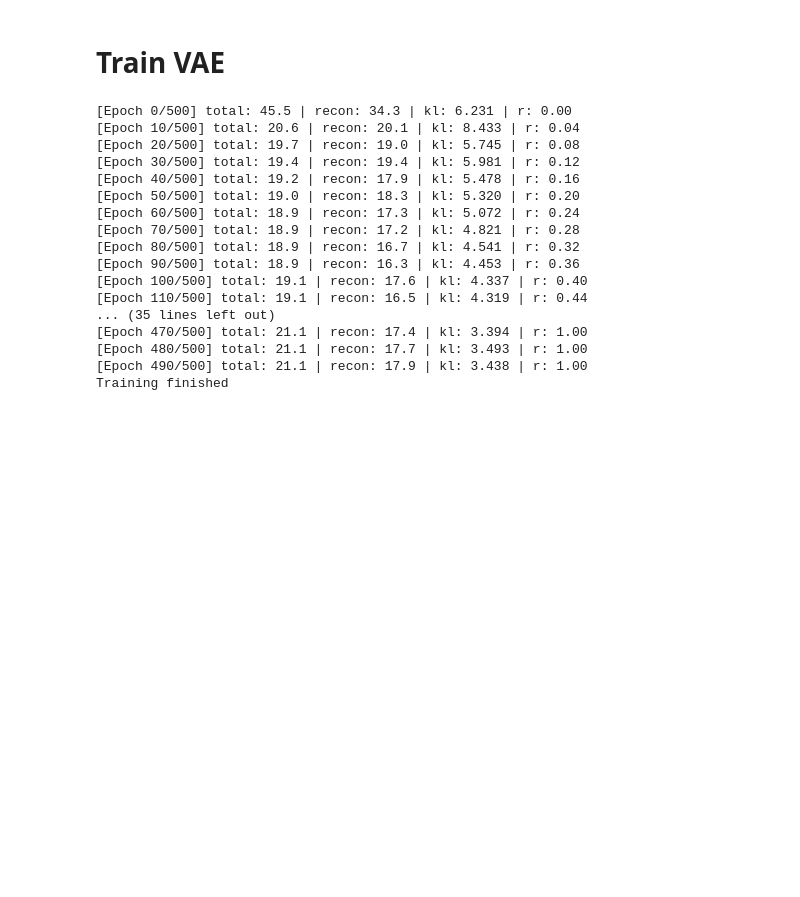
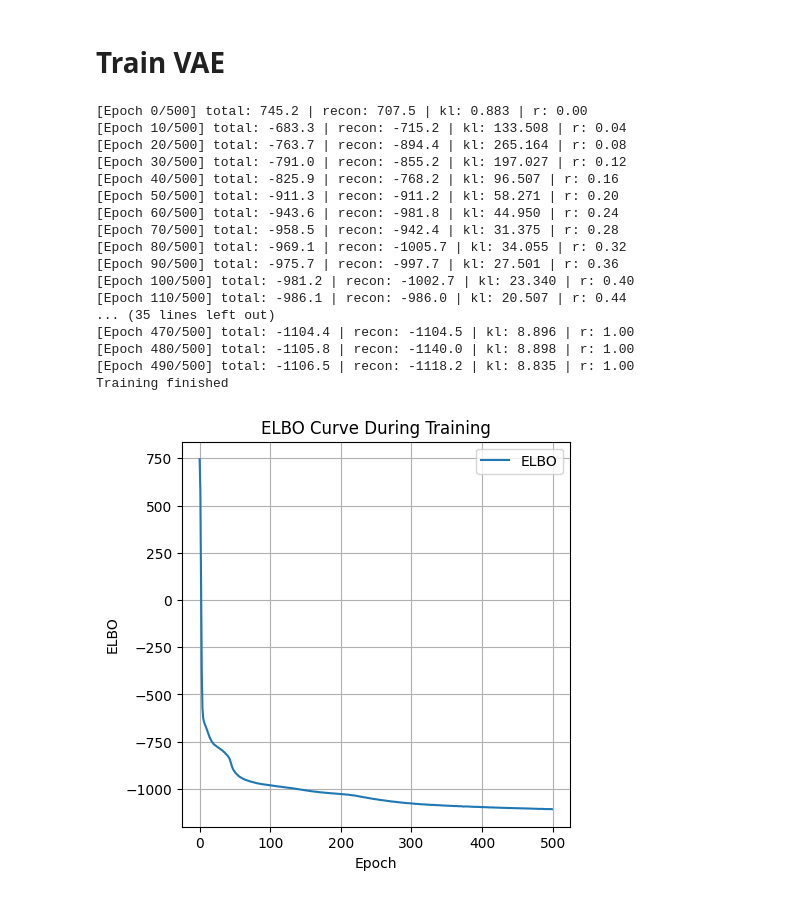
Before and after one commit to Jacqueslchq/Article_22, a Jupyter notebook: src/trainer.ipynb, the cells around one changed output. Cells and saved outputs as stored; diff of their text form; code cells hidden in the pictures; blank space fills up the shorter version.

```diff
--- a/src/trainer.ipynb
+++ b/src/trainer.ipynb
@@ -97,56 +99,68 @@ for epoch in range(epochs):
 
         X_batch = X_batch.to(device)
 
-        mu_x, z_rep, mu_z, log_var_z = model(X_batch)
+        mu_x, log_var_x, z_rep, mu_z, log_var_z = model(X_batch)
 
         loss, recon, kl = VAE_loss(
             x=X_batch,
             mu_x=mu_x,
+            log_var_x=log_var_x,
             mu_z=mu_z,
             log_var_z=log_var_z,
             r=r
         )
 
         optimizer_model.zero_grad()
         loss.backward()
 
         torch.nn.utils.clip_grad_norm_(
             model.parameters(),
             clipping_value
         )
 
         optimizer_model.step()
 
         train_loss += loss.item()
         train_loss_num += 1
 
     epoch_loss = train_loss / max(train_loss_num, 1)
     ELBO[epoch] = epoch_loss
 
     scheduler.step(epoch_loss)
 
     if epoch % 10 == 0:
         print(f"[Epoch {epoch}/{epochs}] total: {epoch_loss:.1f} | recon: {recon:.1f} | kl: {kl:.3f} | r: {r:.2f}")
 
 print("Training finished")
+
+# Plot the ELBO curve
+plt.figure(figsize=(5, 5))
+plt.plot(ELBO, label='ELBO')
+plt.xlabel('Epoch')
+plt.ylabel('ELBO')
+plt.title('ELBO Curve During Training')
+plt.legend()
+plt.grid()
+plt.show()
 # %% [output]
-[Epoch 0/500] total: 45.5 | recon: 34.3 | kl: 6.231 | r: 0.00
-[Epoch 10/500] total: 20.6 | recon: 20.1 | kl: 8.433 | r: 0.04
-[Epoch 20/500] total: 19.7 | recon: 19.0 | kl: 5.745 | r: 0.08
-[Epoch 30/500] total: 19.4 | recon: 19.4 | kl: 5.981 | r: 0.12
-[Epoch 40/500] total: 19.2 | recon: 17.9 | kl: 5.478 | r: 0.16
-[Epoch 50/500] total: 19.0 | recon: 18.3 | kl: 5.320 | r: 0.20
-[Epoch 60/500] total: 18.9 | recon: 17.3 | kl: 5.072 | r: 0.24
-[Epoch 70/500] total: 18.9 | recon: 17.2 | kl: 4.821 | r: 0.28
-[Epoch 80/500] total: 18.9 | recon: 16.7 | kl: 4.541 | r: 0.32
-[Epoch 90/500] total: 18.9 | recon: 16.3 | kl: 4.453 | r: 0.36
-[Epoch 100/500] total: 19.1 | recon: 17.6 | kl: 4.337 | r: 0.40
-[Epoch 110/500] total: 19.1 | recon: 16.5 | kl: 4.319 | r: 0.44
+[Epoch 0/500] total: 745.2 | recon: 707.5 | kl: 0.883 | r: 0.00
+[Epoch 10/500] total: -683.3 | recon: -715.2 | kl: 133.508 | r: 0.04
+[Epoch 20/500] total: -763.7 | recon: -894.4 | kl: 265.164 | r: 0.08
+[Epoch 30/500] total: -791.0 | recon: -855.2 | kl: 197.027 | r: 0.12
+[Epoch 40/500] total: -825.9 | recon: -768.2 | kl: 96.507 | r: 0.16
+[Epoch 50/500] total: -911.3 | recon: -911.2 | kl: 58.271 | r: 0.20
+[Epoch 60/500] total: -943.6 | recon: -981.8 | kl: 44.950 | r: 0.24
+[Epoch 70/500] total: -958.5 | recon: -942.4 | kl: 31.375 | r: 0.28
+[Epoch 80/500] total: -969.1 | recon: -1005.7 | kl: 34.055 | r: 0.32
+[Epoch 90/500] total: -975.7 | recon: -997.7 | kl: 27.501 | r: 0.36
+[Epoch 100/500] total: -981.2 | recon: -1002.7 | kl: 23.340 | r: 0.40
+[Epoch 110/500] total: -986.1 | recon: -986.0 | kl: 20.507 | r: 0.44
 ... (35 lines left out)
-[Epoch 470/500] total: 21.1 | recon: 17.4 | kl: 3.394 | r: 1.00
-[Epoch 480/500] total: 21.1 | recon: 17.7 | kl: 3.493 | r: 1.00
-[Epoch 490/500] total: 21.1 | recon: 17.9 | kl: 3.438 | r: 1.00
+[Epoch 470/500] total: -1104.4 | recon: -1104.5 | kl: 8.896 | r: 1.00
+[Epoch 480/500] total: -1105.8 | recon: -1140.0 | kl: 8.898 | r: 1.00
+[Epoch 490/500] total: -1106.5 | recon: -1118.2 | kl: 8.835 | r: 1.00
 Training finished
+[figure, added]
 # %%
 # Save model
 save_dir = "saved_models"
```
Also changed, not shown: parts of 15 cells of this notebook, 10 other files.
